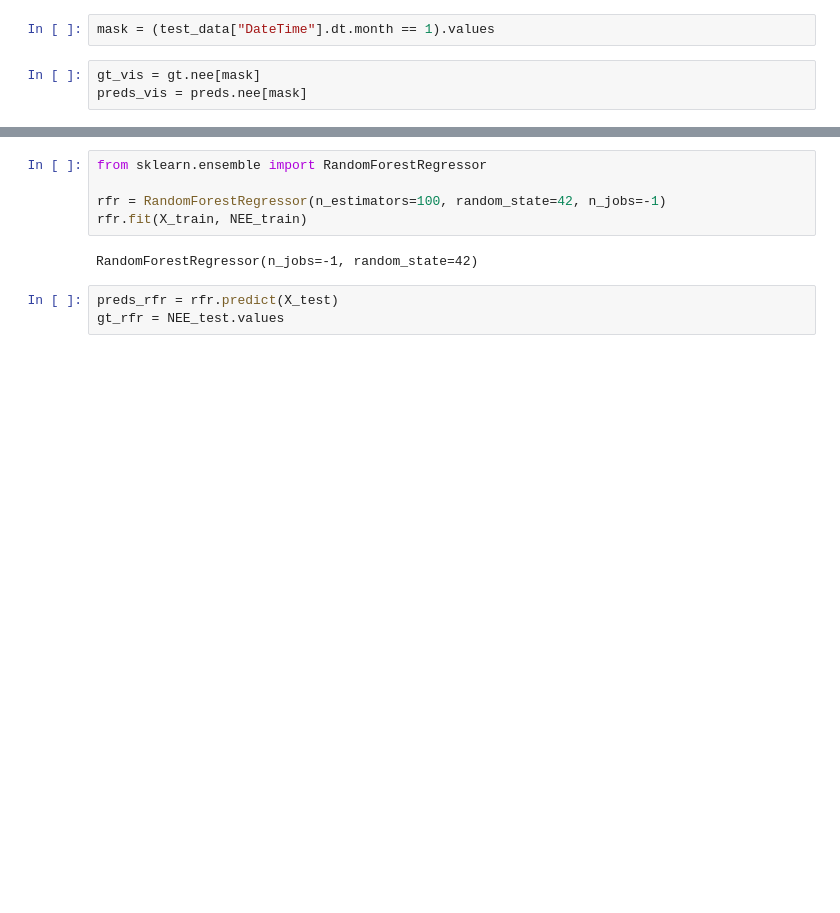
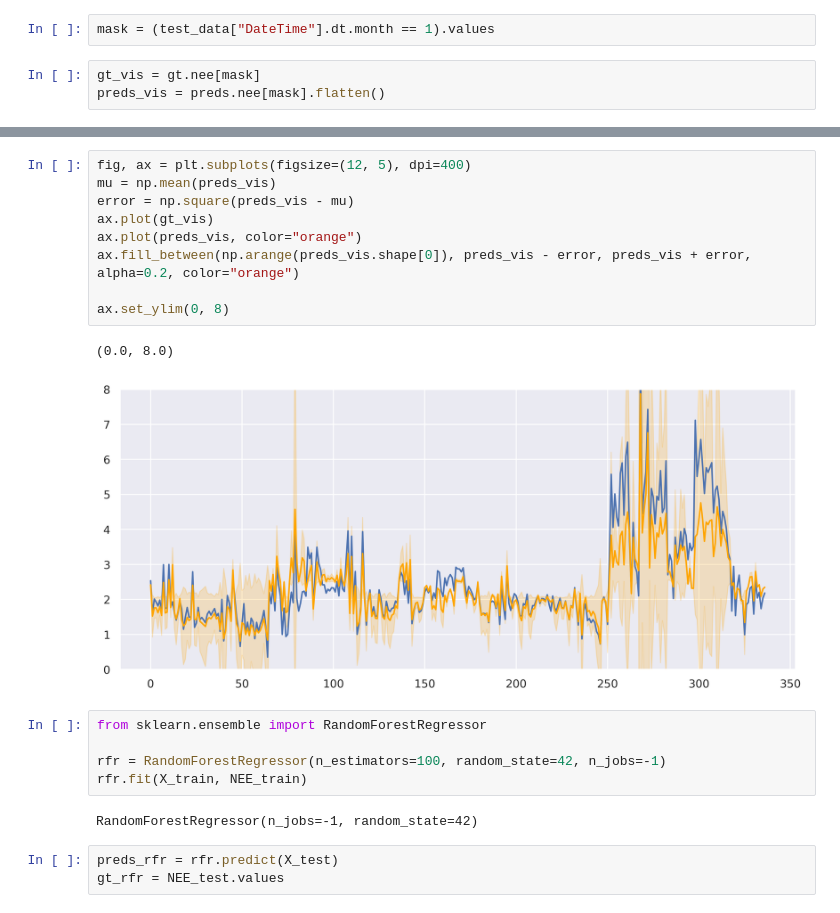
Before and after one commit to saadzia10/PIAE-SDE, a Jupyter notebook: pivae_sde/PIVAE.ipynb, the cells around one changed output, grey strips where cells are left out. Cells and saved outputs as stored; diff of their text form; blank space fills up the shorter version.

```diff
--- a/pivae_sde/PIVAE.ipynb
+++ b/pivae_sde/PIVAE.ipynb
@@ -593,7 +612,7 @@ fig.savefig(save_dir.joinpath("nee_predictions.png"))
 mask = (test_data["DateTime"].dt.month == 1).values
 # %%
 gt_vis = gt.nee[mask]
-preds_vis = preds.nee[mask]
+preds_vis = preds.nee[mask].flatten()
 # %%
 fig, ax = plt.subplots(figsize=(12, 5), dpi=400)
 ax.plot(gt_vis)
@@ -604,3 +623,15 @@ fig.savefig(save_dir.joinpath("nee_predictions_month1.png"))
+# %%
+fig, ax = plt.subplots(figsize=(12, 5), dpi=400)
+mu = np.mean(preds_vis)
+error = np.square(preds_vis - mu)
+ax.plot(gt_vis)
+ax.plot(preds_vis, color="orange")
+ax.fill_between(np.arange(preds_vis.shape[0]), preds_vis - error, preds_vis + error, alpha=0.2, color="orange")
+
+ax.set_ylim(0, 8)
+# %% [output]
+(0.0, 8.0)
+[figure, added]
 # %%
 from sklearn.ensemble import RandomForestRegressor
 
```
Also changed, not shown: parts of 30 cells of this notebook.
